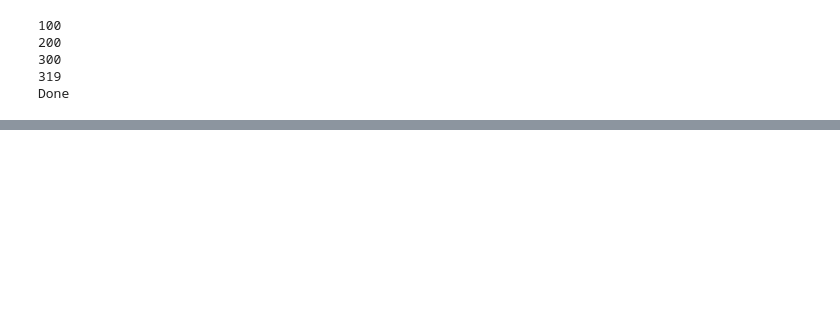
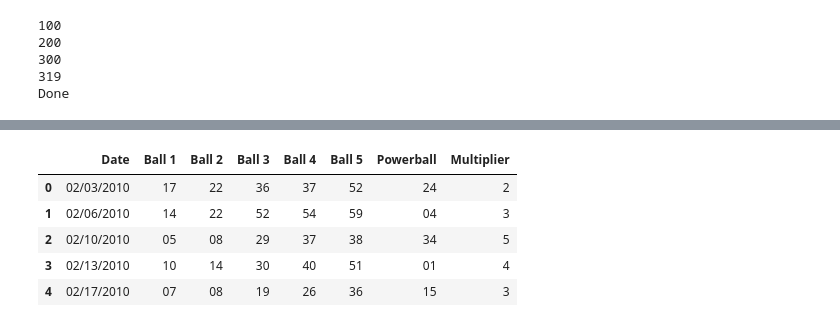
Before and after one commit to feldtmam/Florida_Lottery_ETL_Project, a Jupyter notebook: Florida_lottery_payouts2019.ipynb, the cells around one changed output, grey strips where cells are left out. Saved outputs shown, nothing was run; the diff lists cells and outputs as text; code cells hidden in the pictures; blank space fills up the shorter version.

```diff
--- a/Florida_lottery_payouts2019.ipynb
+++ b/Florida_lottery_payouts2019.ipynb
@@ -656,0 +629,4 @@ Done
+# %%
+#get the powerball data from the New York Government site in xml format
+source = urllib.request.urlopen('https://data.ny.gov/api/views/d6yy-54nr/rows.xml?').read()
+soup = bs.BeautifulSoup(source,'lxml')
@@ -656,0 +653,28 @@ Done
+# %%
+#create a list for each tag I want to use
+my_date_list=[]
+my_number_list=[]
+my_multiplier_list=[]
+#create an empty dataframe which will contain the lists
+combined_list_powerball = pd.DataFrame()
+#find all the row tags and read the values of the 3 tags into the lists
+for row in soup.find_all("row"):
+        if row.has_attr('_address'):
+            draw_date = row.find('draw_date')
+            winning_numbers = row.find('winning_numbers')
+            multiplier = row.find('multiplier')
+            #for the rows that do not have multipliers - 2012/01/18 to 2014/01/18 add a tag and a 0 value
+            if multiplier == None:
+                multiplier = soup.new_tag('multiplier')
+                multiplier.string = "0"
+            my_date_list.append(draw_date.text)
+            my_number_list.append(winning_numbers.text)
+            my_multiplier_list.append(multiplier.text)
+
+#add the lists to the relevant columns in the dataframe
+combined_list_powerball['Date'] = my_date_list
+combined_list_powerball['Winning Numbers'] = my_number_list
+combined_list_powerball['Multiplier'] = my_multiplier_list
+#change the data format
+combined_list_powerball['Date'] = pd.to_datetime(combined_list_powerball.Date).dt.strftime('%m/%d/%Y')
+combined_list_powerball.head()
@@ -656,0 +688,15 @@ Done
+# %%
+#Split the numbers into separate columns
+combined_list_powerball=combined_list_powerball.join(combined_list_powerball['Winning Numbers'].str.split(' ', expand=True))
+#rename the new columns
+combined_list_powerball=combined_list_powerball.rename(columns = {0:'Ball 1',1:'Ball 2', 2:'Ball 3',3:'Ball 4', 4:'Ball 5', 5:'Powerball'})
+#change the order of the columns
+combined_list_powerball = combined_list_powerball[['Date','Ball 1','Ball 2', 'Ball 3', 'Ball 4', 'Ball 5', 'Powerball', 'Multiplier']]
+combined_list_powerball.head()
+# %% [output]
+|  | Date | Ball 1 | Ball 2 | Ball 3 | Ball 4 | Ball 5 | Powerball | Multiplier |
+| 0 | 02/03/2010 | 17 | 22 | 36 | 37 | 52 | 24 | 2 |
+| 1 | 02/06/2010 | 14 | 22 | 52 | 54 | 59 | 04 | 3 |
+| 2 | 02/10/2010 | 05 | 08 | 29 | 37 | 38 | 34 | 5 |
+| 3 | 02/13/2010 | 10 | 14 | 30 | 40 | 51 | 01 | 4 |
+| 4 | 02/17/2010 | 07 | 08 | 19 | 26 | 36 | 15 | 3 |
```
Also changed, not shown: parts of 18 cells of this notebook.
